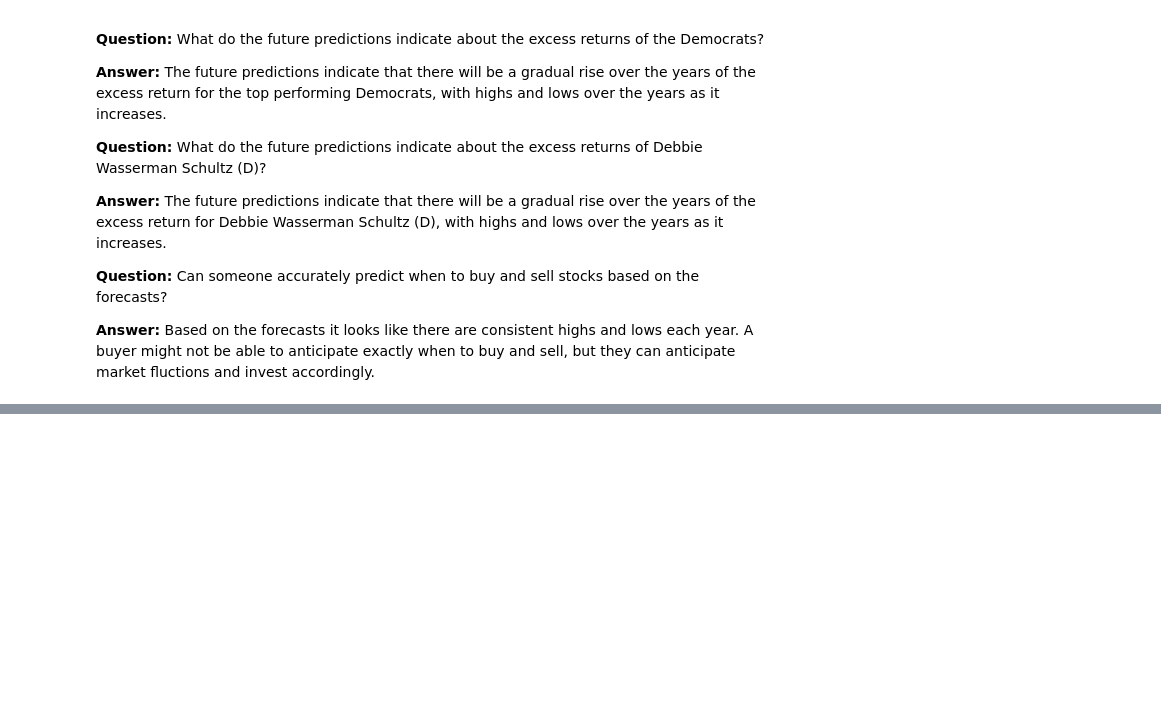
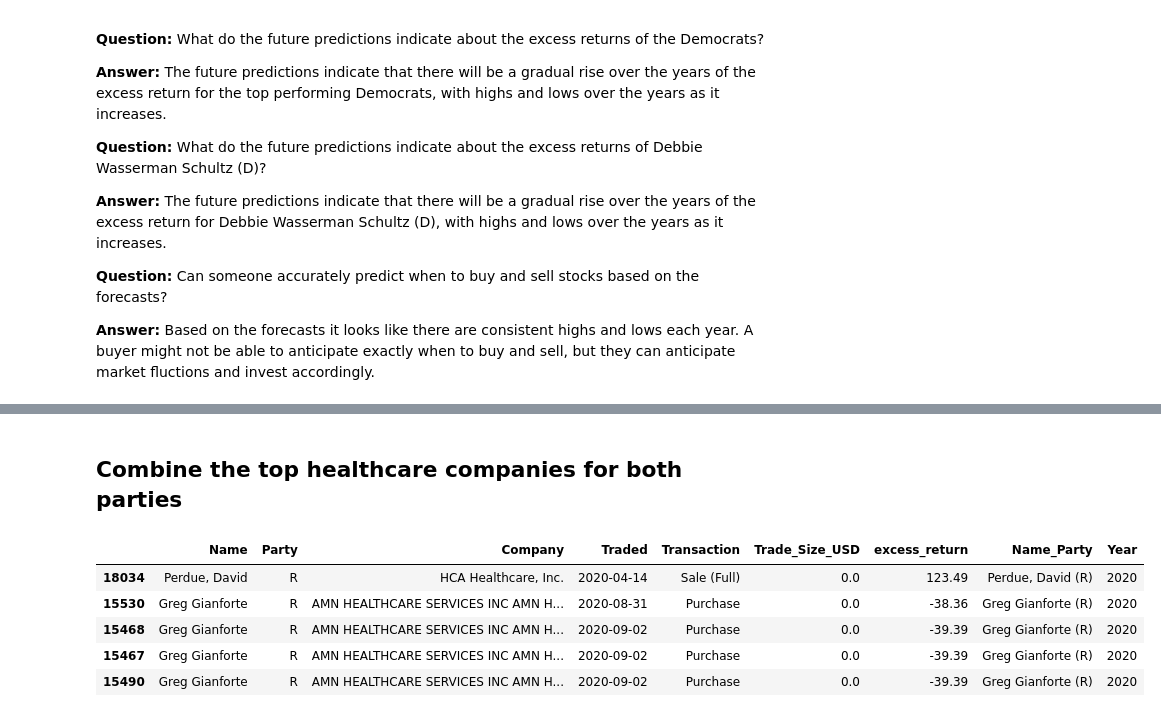
Before and after one commit to tsjohns9/ai-project-1, a Jupyter notebook: main.ipynb, the cells around one changed output, grey strips where cells are left out. Cells and saved outputs as stored; diff of their text form; code cells hidden in the pictures; blank space fills up the shorter version.

```diff
--- a/main.ipynb
+++ b/main.ipynb
@@ -794,0 +904,25 @@ plt.show()
+# %% [markdown]
+## Combine the top healthcare companies for both parties
+# %%
+## pull the highest excess_return
+## print results
+combined_df = pd.concat([filtered_healthcare_df, filtered_healthcare_df_dem])
+
+# Ensure excess_return is numeric
+combined_df['excess_return'] = pd.to_numeric(combined_df['excess_return'])
+
+# Find the row with the highest excess_return
+max_excess_return = combined_df['excess_return'].max()
+
+# Filter out the row with the highest excess_return
+filtered_df = combined_df[combined_df['excess_return'] != max_excess_return]
+
+# Display the filtered DataFrame
+display(filtered_df.head())
+# %% [output]
+|  | Name | Party | Company | Traded | Transaction | Trade_Size_USD | excess_return | Name_Party | Year |
+| 18034 | Perdue, David | R | HCA Healthcare, Inc. | 2020-04-14 | Sale (Full) | 0.0 | 123.49 | Perdue, David (R) | 2020 |
+| 15530 | Greg Gianforte | R | AMN HEALTHCARE SERVICES INC AMN H... | 2020-08-31 | Purchase | 0.0 | -38.36 | Greg Gianforte (R) | 2020 |
+| 15468 | Greg Gianforte | R | AMN HEALTHCARE SERVICES INC AMN H... | 2020-09-02 | Purchase | 0.0 | -39.39 | Greg Gianforte (R) | 2020 |
+| 15467 | Greg Gianforte | R | AMN HEALTHCARE SERVICES INC AMN H... | 2020-09-02 | Purchase | 0.0 | -39.39 | Greg Gianforte (R) | 2020 |
+| 15490 | Greg Gianforte | R | AMN HEALTHCARE SERVICES INC AMN H... | 2020-09-02 | Purchase | 0.0 | -39.39 | Greg Gianforte (R) | 2020 |
```
Also changed, not shown: parts of 13 cells of this notebook.
